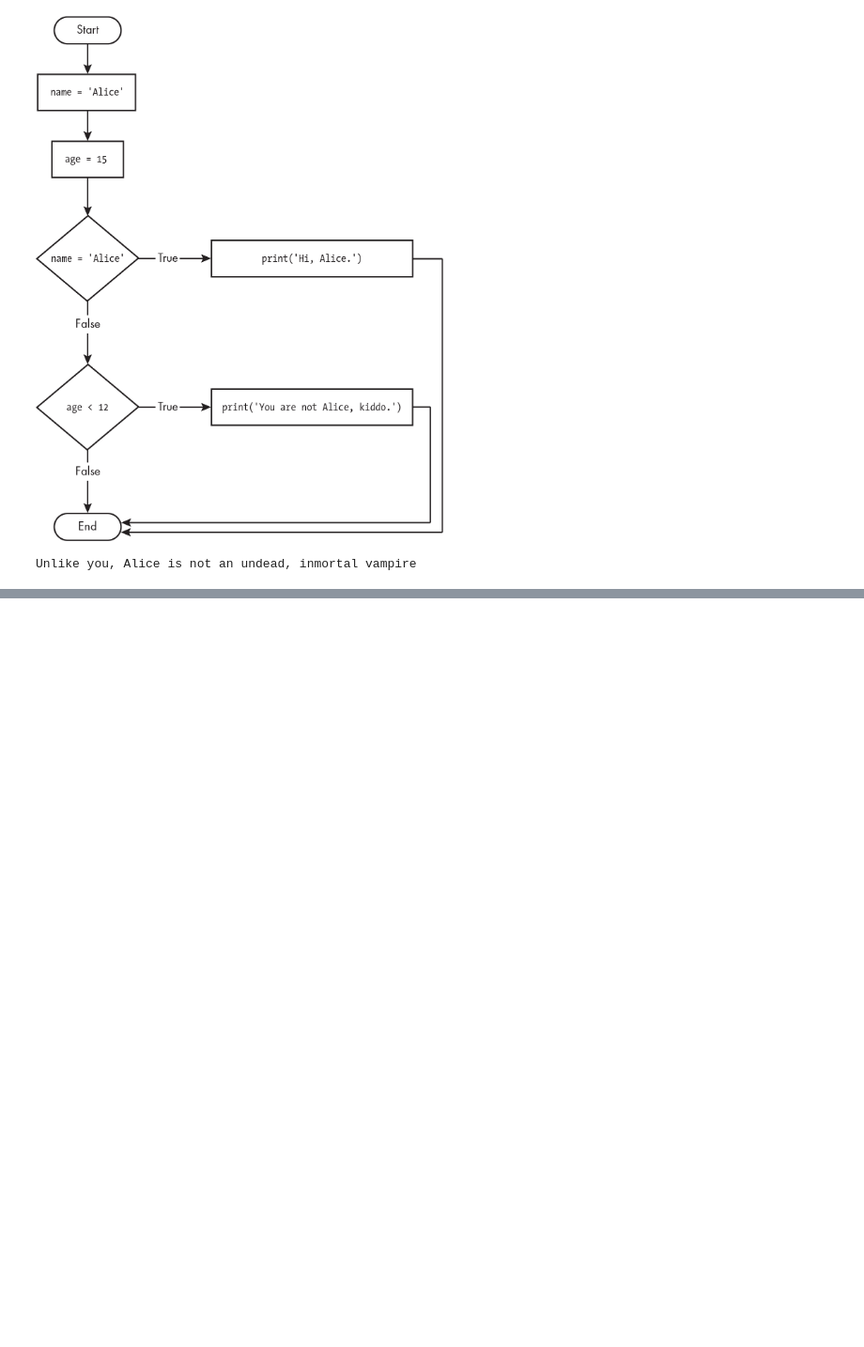
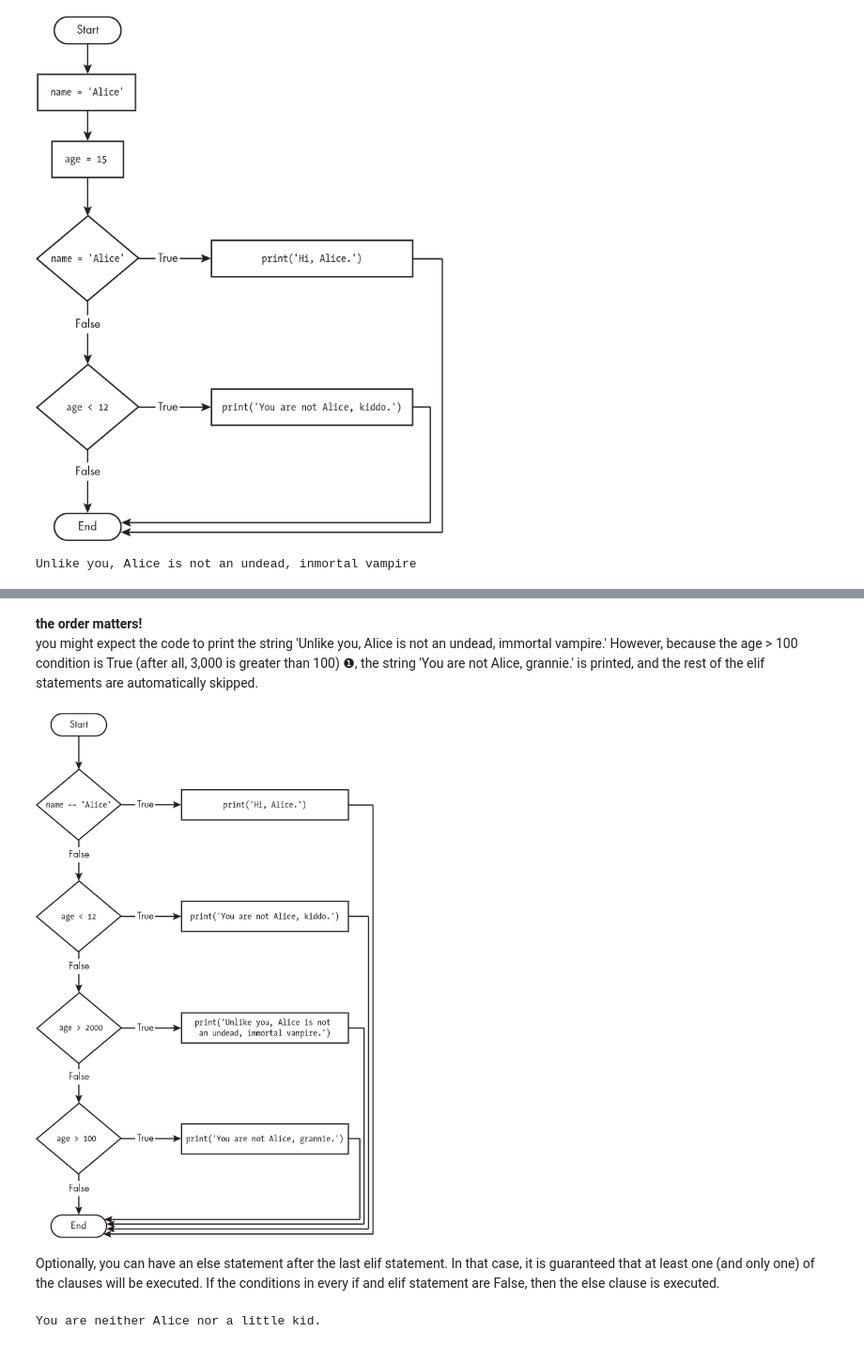
Before and after one commit to acamposla/learning_automate_boring_stuff, a Jupyter notebook: part1_IF-ELSE AND FLOW CONTROL/part1-01-if_else.ipynb, the cells around one changed output, grey strips where cells are left out. Shown at 94% size. Cells and saved outputs as stored; diff of their text form; code cells hidden in the pictures; blank space fills up the shorter version.

Commit message:
if else saved

```diff
--- a/part1_IF-ELSE AND FLOW CONTROL/part1-01-if_else.ipynb
+++ b/part1_IF-ELSE AND FLOW CONTROL/part1-01-if_else.ipynb
@@ -145,0 +166,21 @@ Unlike you, Alice is not an undead, inmortal vampire
+# %% [markdown]
+**the order matters!**
+\
+you might expect the code to print the string 'Unlike you, Alice is not an undead, immortal vampire.' However, because the age > 100 condition is True (after all, 3,000 is greater than 100) ❶, the string 'You are not Alice, grannie.' is printed, and the rest of the elif statements are automatically skipped.
+# %%
+Image("Figure2-5.jpg")
+# %% [output]
+[figure, added]
+# %% [markdown]
+Optionally, you can have an else statement after the last elif statement. In that case, it is guaranteed that at least one (and only one) of the clauses will be executed. If the conditions in every if and elif statement are False, then the else clause is executed.
+# %%
+name = "Carol"
+age = 3000
+if name == "Alice":
+    print("Hi, Alice")
+elif age < 12:
+    print("You are not Alice, Kiddo.")
+else:
+    print("You are neither Alice nor a little kid.")
+# %% [output]
+You are neither Alice nor a little kid.
```
Also changed, not shown: parts of 8 cells of this notebook.
